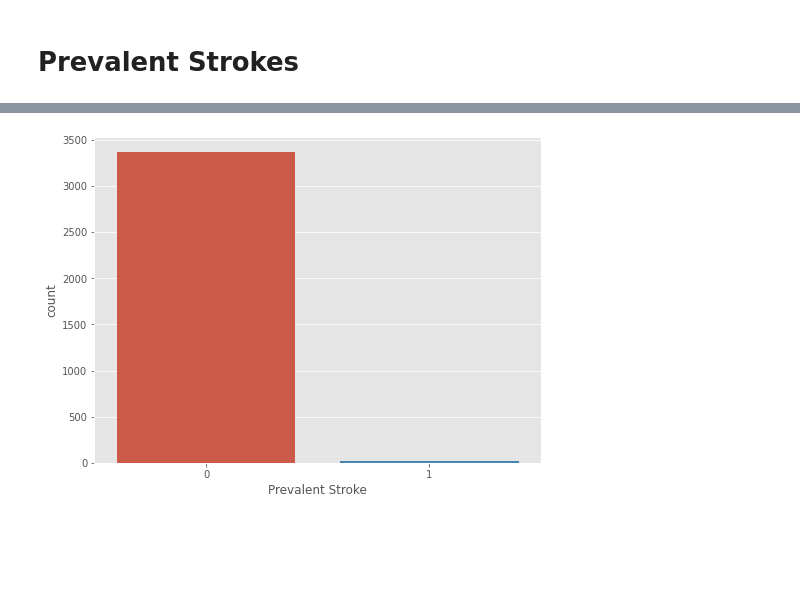
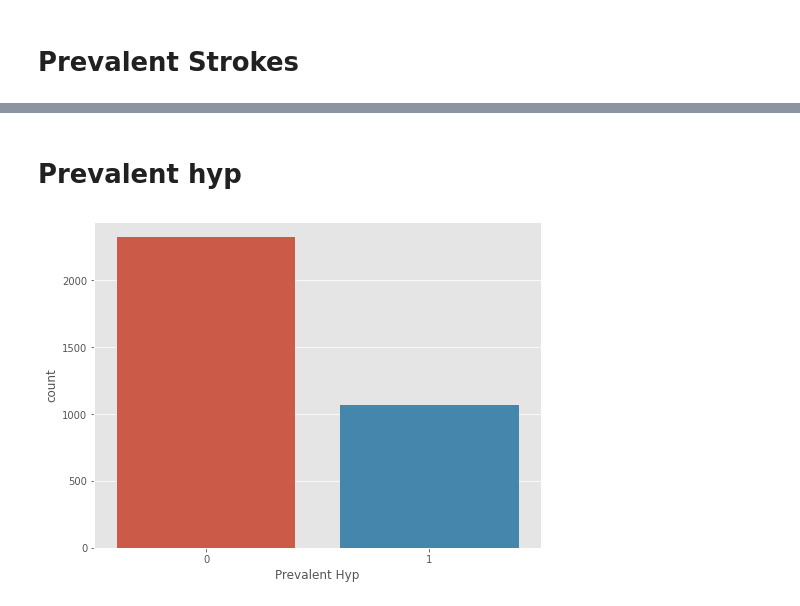
Before and after one commit to Vishwaschole/Cardiovascular-Risk-Prediction, a Jupyter notebook: cardiovascular_Almabetter.ipynb, the cells around one changed output, grey strips where cells are left out. Saved outputs shown, nothing was run; the diff lists cells and outputs as text; code cells hidden in the pictures; blank space fills up the shorter version.

```diff
--- a/cardiovascular_Almabetter.ipynb
+++ b/cardiovascular_Almabetter.ipynb
@@ -232,6 +242,8 @@ plt.show()
+# %% [markdown]
+# **Prevalent hyp**
 # %%
-sns.countplot(df.prevalentStroke)
-plt.xlabel("Prevalent Stroke")
+sns.countplot(df_copy.prevalentHyp)
+plt.xlabel("Prevalent Hyp")
 plt.show()
 # %% [output]
-[figure, old version]
+[figure, new version]
```
Also changed, not shown: parts of 37 cells of this notebook.
